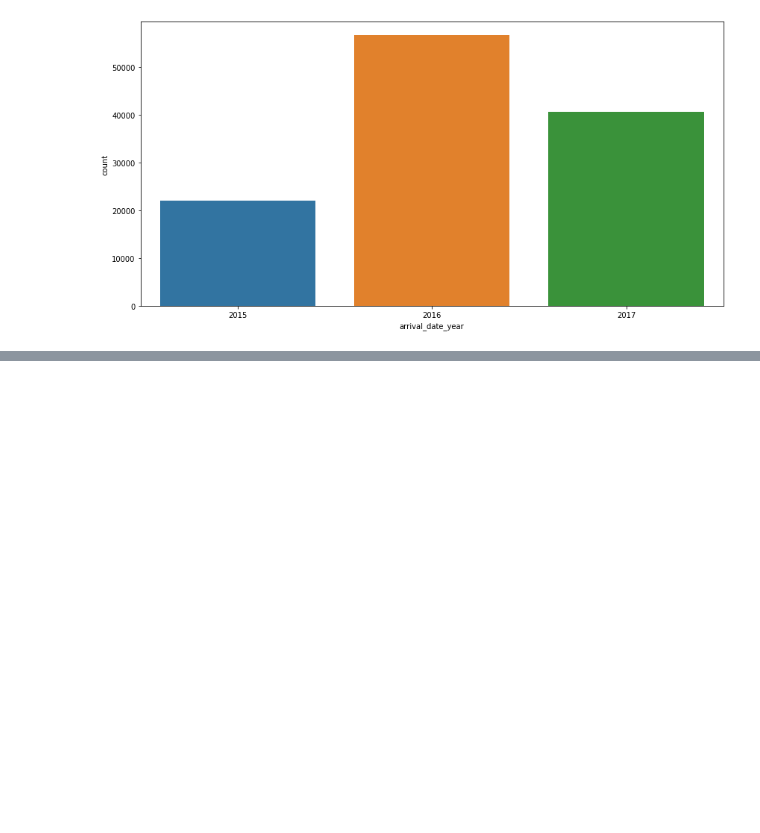
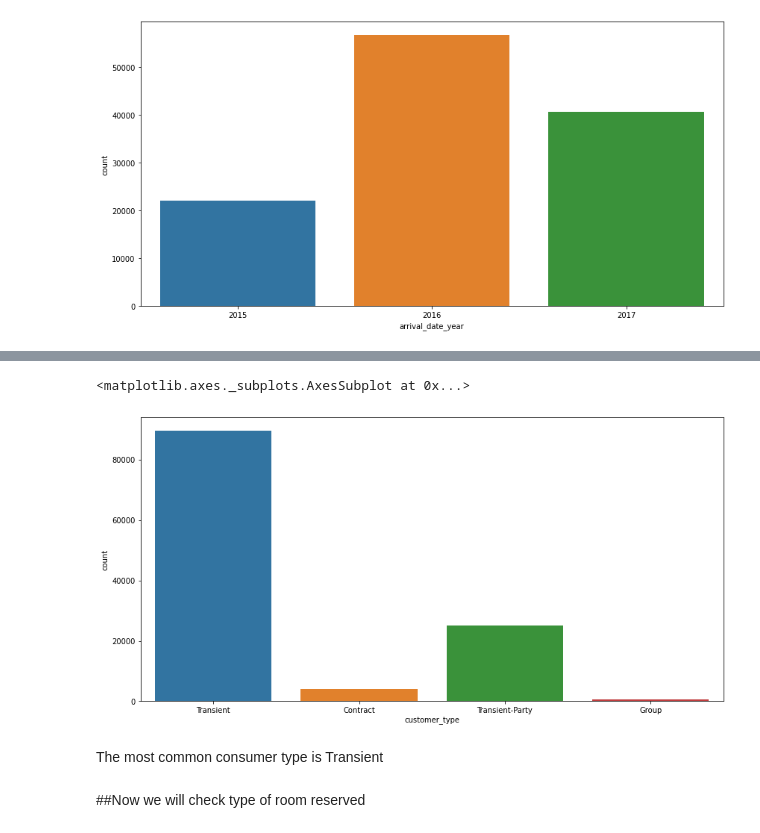
Before and after one commit to arifuddinatif/hotel-booking-analysis, a Jupyter notebook: Hotel_booking_analysis.ipynb, the cells around one changed output, grey strips where cells are left out. Drawn from its saved outputs; the diff is of its cells as text; code cells hidden in the pictures; blank space fills up the shorter version.

```diff
--- a/Hotel_booking_analysis.ipynb
+++ b/Hotel_booking_analysis.ipynb
@@ -394,0 +434,10 @@ sns.countplot(df['arrival_date_year'])
+# %%
+plt.figure(figsize=(14,7))
+sns.countplot(df['customer_type'])
+# %% [output]
+<matplotlib.axes._subplots.AxesSubplot at 0x...>
+[figure, added]
+# %% [markdown]
+The most common consumer type is Transient
+# %% [markdown]
+##Now we will check type of room reserved
```
Also changed, not shown: parts of 10 cells of this notebook.
